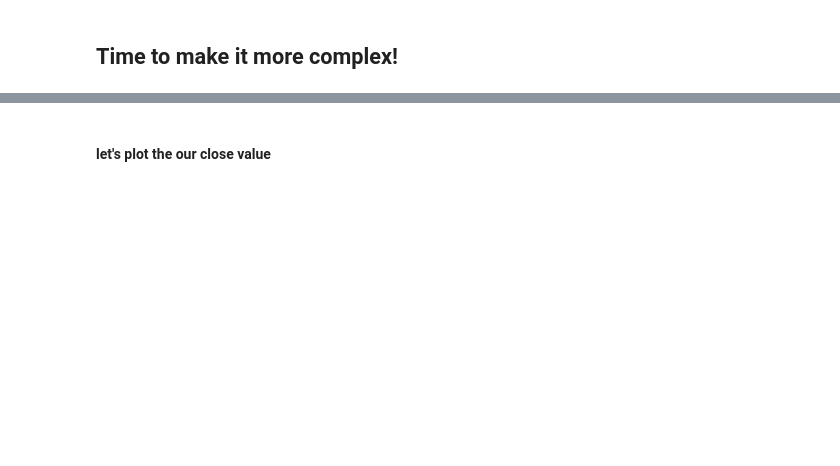
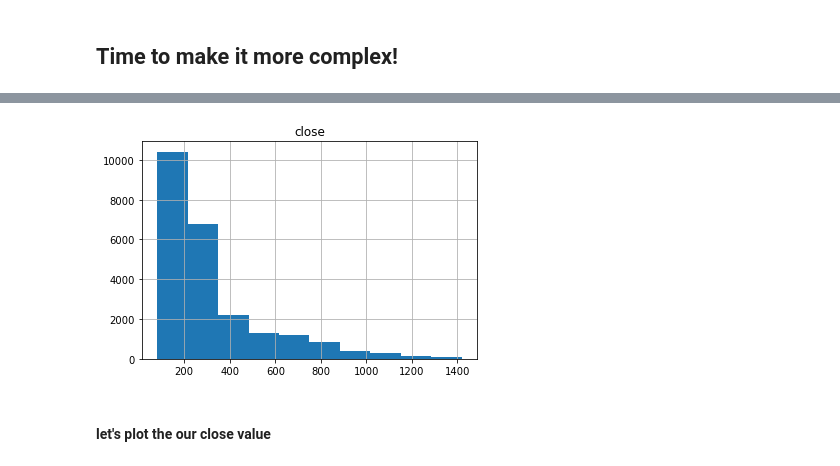
Before and after one commit to CodeupClassroom/leavitt-time-series-exercises-, a Jupyter notebook: time_series_dates.ipynb, the cells around one changed output, grey strips where cells are left out. Saved outputs shown, nothing was run; the diff lists cells and outputs as text; code cells hidden in the pictures; blank space fills up the shorter version.

```diff
--- a/time_series_dates.ipynb
+++ b/time_series_dates.ipynb
@@ -82,2 +308,3 @@ df
 # %%
 #lowercase columns
+df.columns = df.columns.str.lower()
@@ -84,3 +327,9 @@ df
+# %%
+df.close.hist()
+plt.title('close')
+plt.show()
+# %% [output]
+[figure, added]
 # %% [markdown]
 #### let's plot the our close value
 # %%
```
Also changed, not shown: parts of 101 cells of this notebook.
